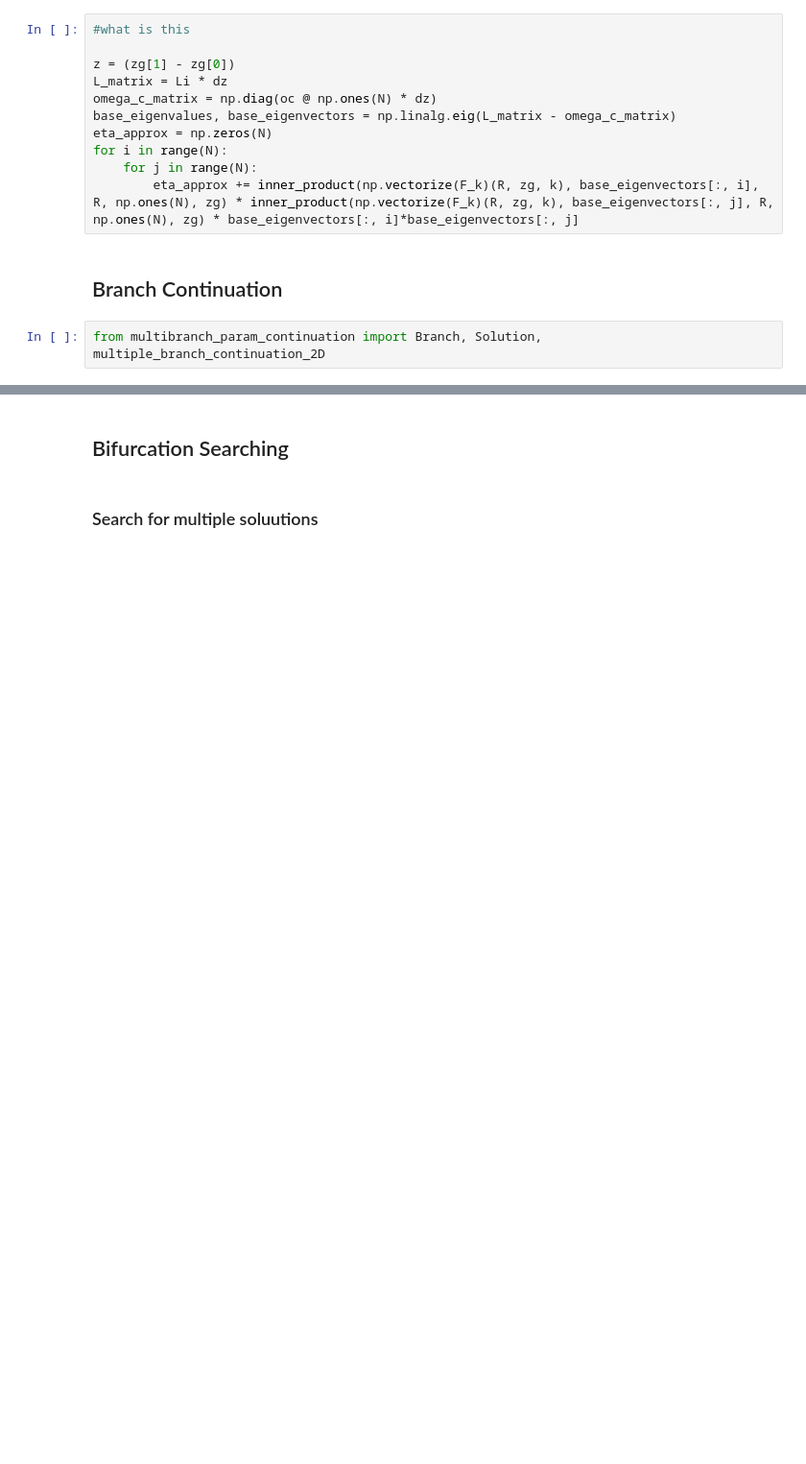
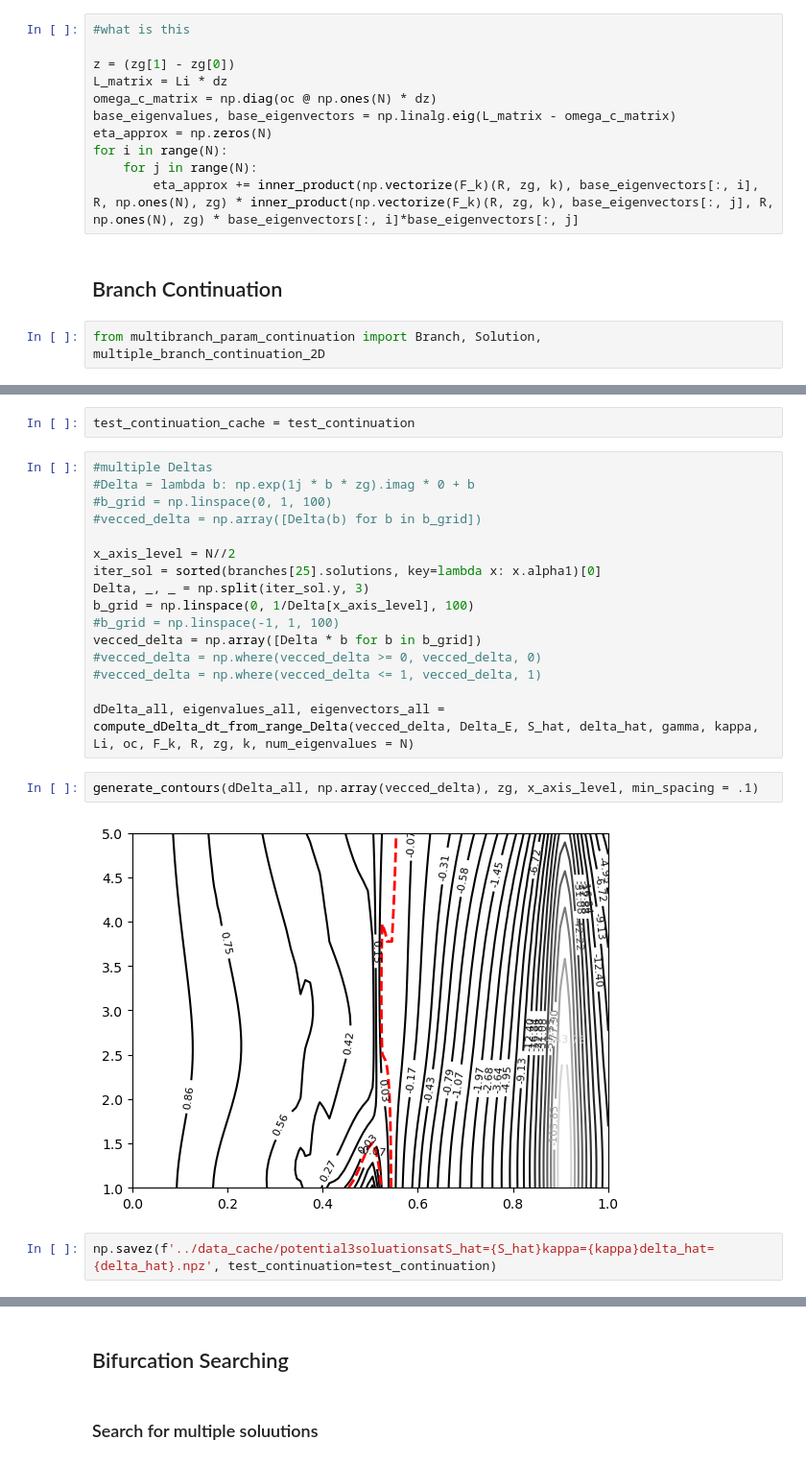
Before and after one commit to mjt257/SSWs, a Jupyter notebook: notebooks/steady_states_searching.ipynb, the cells around one changed output, grey strips where cells are left out. Shown at 96% size. Saved outputs shown, nothing was run; the diff lists cells and outputs as text; blank space fills up the shorter version.

```diff
--- a/notebooks/steady_states_searching.ipynb
+++ b/notebooks/steady_states_searching.ipynb
@@ -219,3 +264,27 @@ test_continuation = multiple_branch_continuation_2D(
+# %%
+test_continuation_cache = test_continuation
+# %%
+#multiple Deltas
+#Delta = lambda b: np.exp(1j * b * zg).imag * 0 + b
+#b_grid = np.linspace(0, 1, 100)
+#vecced_delta = np.array([Delta(b) for b in b_grid])
+
+x_axis_level = N//2
+iter_sol = sorted(branches[25].solutions, key=lambda x: x.alpha1)[0]
+Delta, _, _ = np.split(iter_sol.y, 3)
+b_grid = np.linspace(0, 1/Delta[x_axis_level], 100)
+#b_grid = np.linspace(-1, 1, 100)
+vecced_delta = np.array([Delta * b for b in b_grid])
+#vecced_delta = np.where(vecced_delta >= 0, vecced_delta, 0)
+#vecced_delta = np.where(vecced_delta <= 1, vecced_delta, 1)
+
+dDelta_all, eigenvalues_all, eigenvectors_all =  compute_dDelta_dt_from_range_Delta(vecced_delta, Delta_E, S_hat, delta_hat, gamma, kappa, Li, oc, F_k, R, zg, k, num_eigenvalues = N)
+# %%
+generate_contours(dDelta_all, np.array(vecced_delta), zg, x_axis_level, min_spacing = .1)
+# %% [output]
+[figure, added]
+# %%
+np.savez(f'../data_cache/potential3soluationsatS_hat={S_hat}kappa={kappa}delta_hat={delta_hat}.npz', test_continuation=test_continuation)
 # %%
 ordered_sol = sorted(list(test_continuation[0].solutions), key=lambda x: x.alpha1)
 ordered_sol_2 = sorted(list(test_continuation[1].solutions), key=lambda x: x.alpha1)
```
Also changed, not shown: parts of 17 cells of this notebook, 2 other files.
